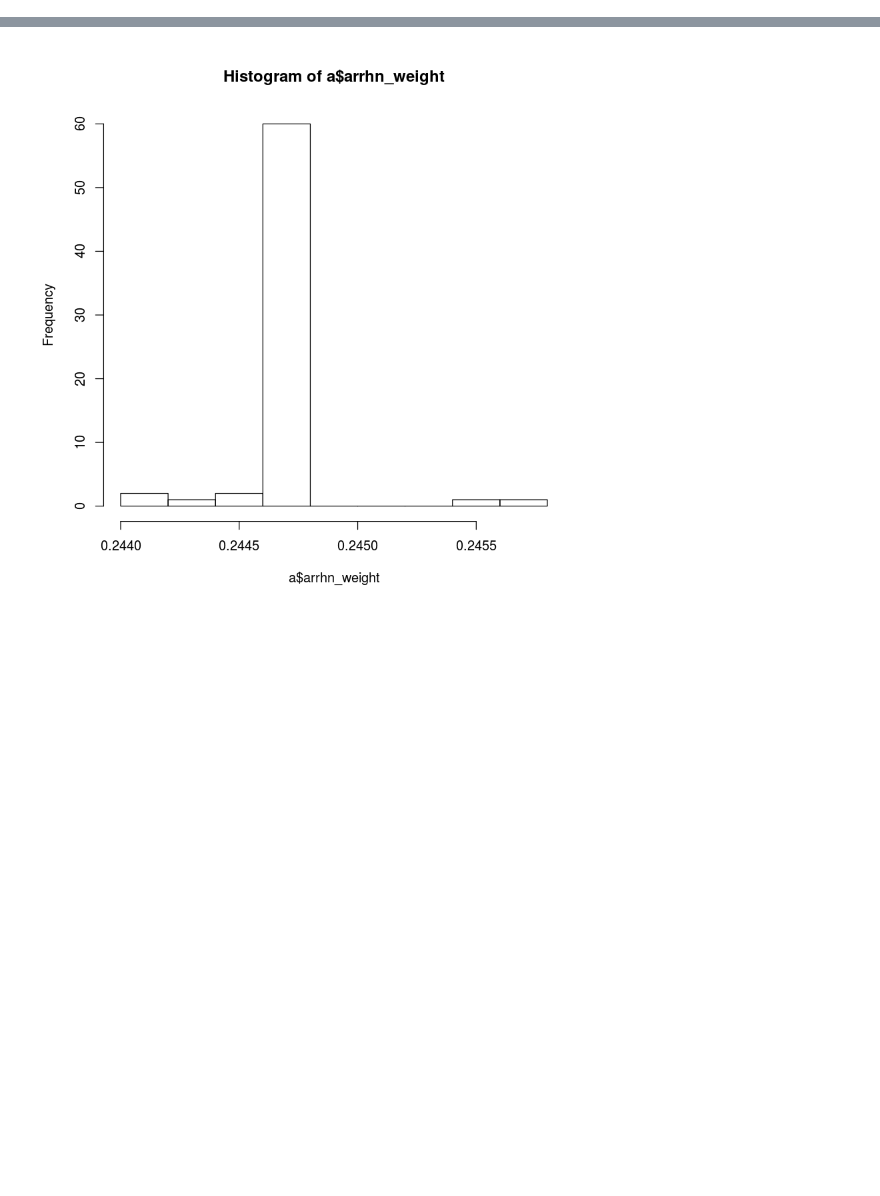
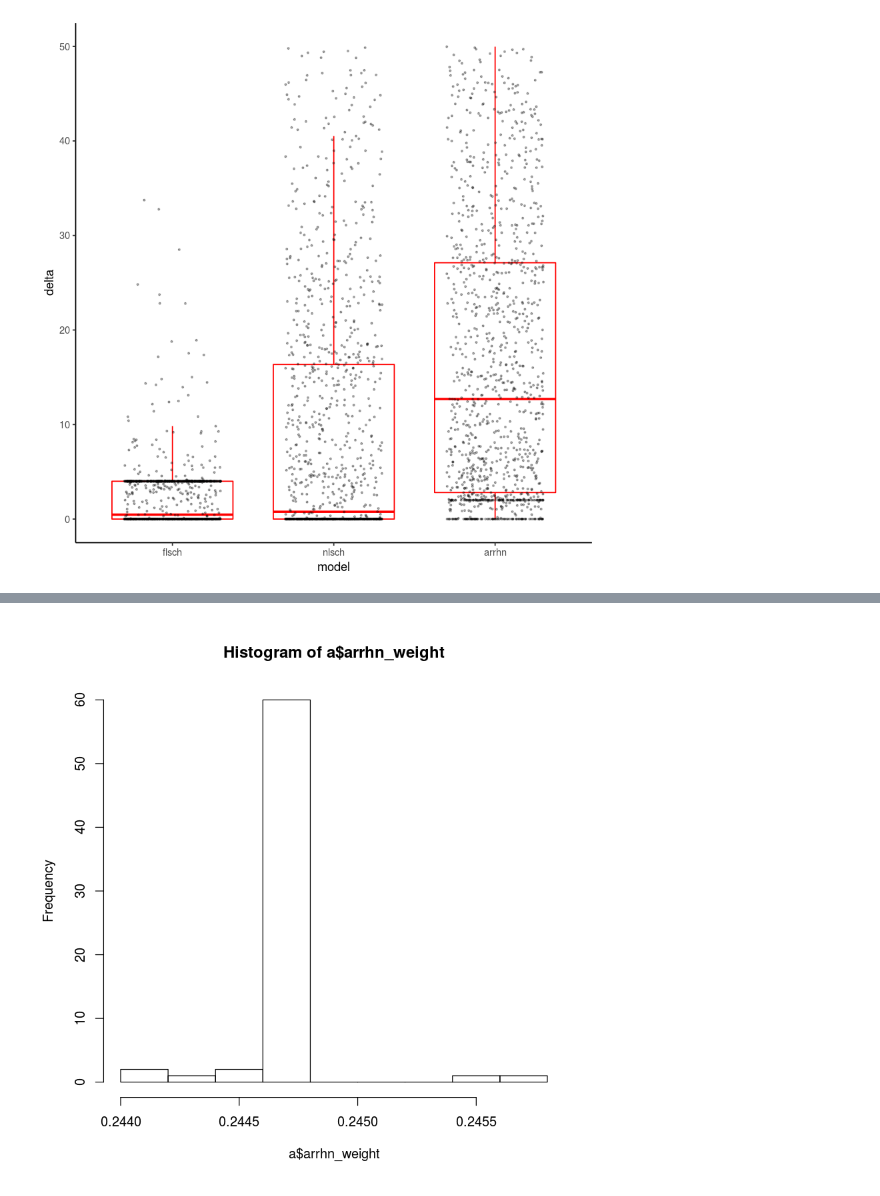
Before and after one commit to dbridg15/CMEECoursework, a Jupyter notebook: CMEEMiniProject/Sandbox/compare.ipynb, the cells around one changed output, grey strips where cells are left out. Cells and saved outputs as stored; diff of their text form; code cells hidden in the pictures; blank space fills up the shorter version.

Commit message:
playing with comparing models

```diff
--- a/CMEEMiniProject/Sandbox/compare.ipynb
+++ b/CMEEMiniProject/Sandbox/compare.ipynb
@@ -83,0 +86,10 @@ aicDF = compare(mdls)
+# %%
+a = subset(pltDF, delta < 50)
+
+plt = ggplot(data = a, aes(y = delta, x = model))
+plt = plt + geom_boxplot(outlier.shape=NA, colour = "red")
+plt = plt + geom_jitter(position=position_jitter(width=.3, height=0), alpha = 0.3, cex = .5)
+plt = plt + theme_classic()
+print(plt)
+# %% [output]
+[figure, added]
```
Also changed, not shown: parts of 5 cells of this notebook.
